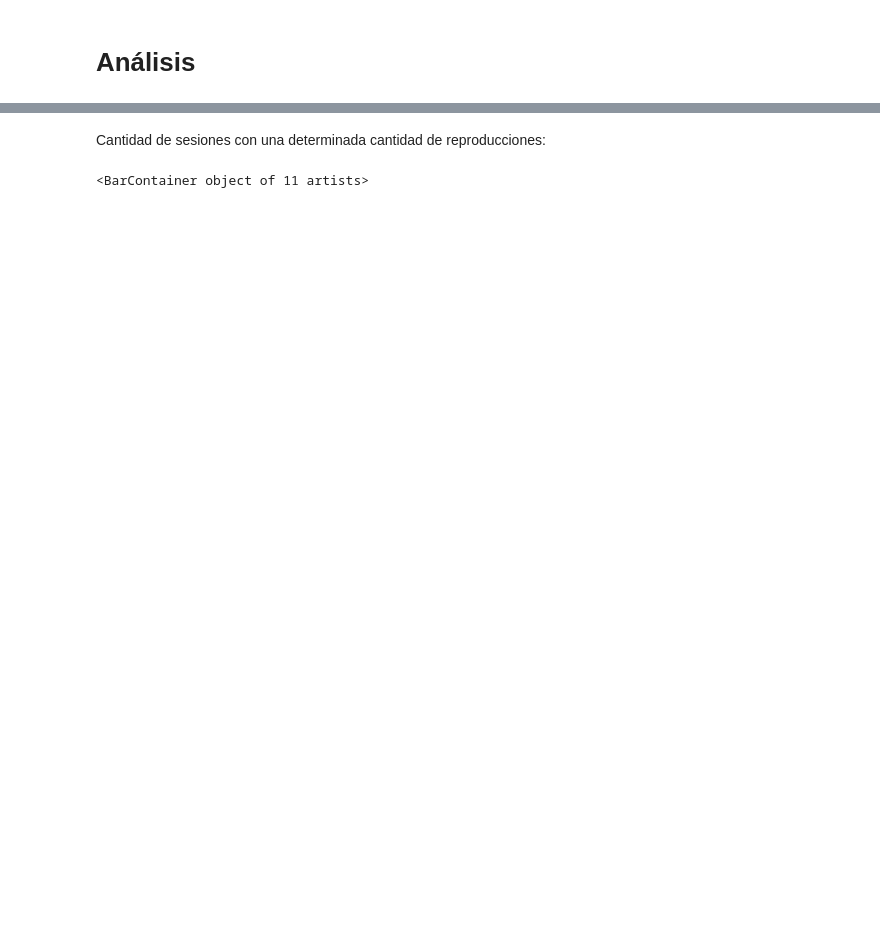
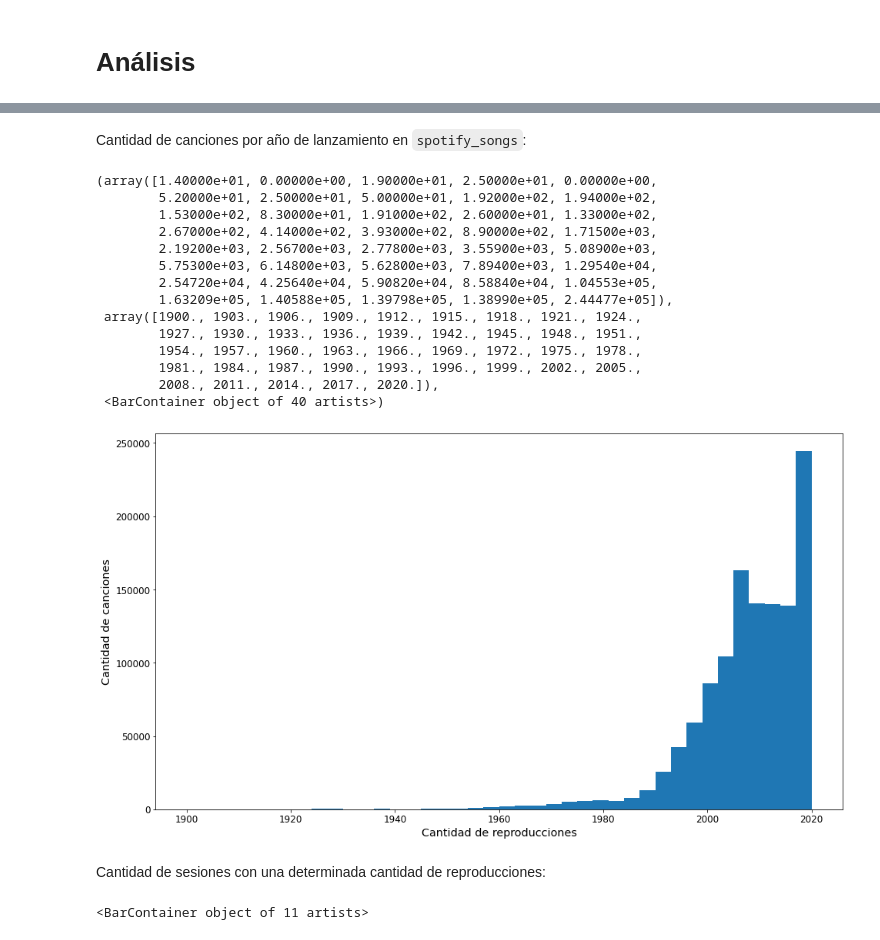
Before and after one commit to sebac820/recsys-grupo-15, a Jupyter notebook: 1_analisis_exploratorio.ipynb, the cells around one changed output, grey strips where cells are left out. Saved outputs shown, nothing was run; the diff lists cells and outputs as text; code cells hidden in the pictures; blank space fills up the shorter version.

Commit message:
agregar dataset Spotify Songs a análisis exploratorio

```diff
--- a/1_analisis_exploratorio.ipynb
+++ b/1_analisis_exploratorio.ipynb
@@ -42,3 +43,10 @@ Dataset Sessions:
 | 1 | 0_00006f66-33e5-4de7-a324-2d18e43... | 2 | 20 | t_9099cd7b-c238-47b7-9381-f23f2c1... | False | False | False | True | ... |
 | 2 | 0_00006f66-33e5-4de7-a324-2d18e43... | 3 | 20 | t_fc5df5ba-5396-49a7-8b29-35d0d28... | False | False | False | True | ... |
 3 rows × 21 columns
+# %%
+spotify_songs = pd.read_csv('data/spotify_songs.csv')
+print('Dataset Spotify Songs:')
+print('- Filas:', spotify_songs.shape[0])
+print('- Columnas:', spotify_songs.shape[1], spotify_songs.columns)
+print('- Datos nulos:', spotify_songs.isna().sum().sum())
+display(spotify_songs.head(3))
@@ -63,3 +84,24 @@ plt.hist(x=track_features['release_year'], bins=20)
+# %% [markdown]
+Cantidad de canciones por año de lanzamiento en `spotify_songs`:
+# %%
+configurar_pyplot()
+plt.hist(x=spotify_songs[spotify_songs['year'] > 0]['year'], bins=40)
+# %% [output]
+(array([1.40000e+01, 0.00000e+00, 1.90000e+01, 2.50000e+01, 0.00000e+00,
+        5.20000e+01, 2.50000e+01, 5.00000e+01, 1.92000e+02, 1.94000e+02,
+        1.53000e+02, 8.30000e+01, 1.91000e+02, 2.60000e+01, 1.33000e+02,
+        2.67000e+02, 4.14000e+02, 3.93000e+02, 8.90000e+02, 1.71500e+03,
+        2.19200e+03, 2.56700e+03, 2.77800e+03, 3.55900e+03, 5.08900e+03,
+        5.75300e+03, 6.14800e+03, 5.62800e+03, 7.89400e+03, 1.29540e+04,
+        2.54720e+04, 4.25640e+04, 5.90820e+04, 8.58840e+04, 1.04553e+05,
+        1.63209e+05, 1.40588e+05, 1.39798e+05, 1.38990e+05, 2.44477e+05]),
+ array([1900., 1903., 1906., 1909., 1912., 1915., 1918., 1921., 1924.,
+        1927., 1930., 1933., 1936., 1939., 1942., 1945., 1948., 1951.,
+        1954., 1957., 1960., 1963., 1966., 1969., 1972., 1975., 1978.,
+        1981., 1984., 1987., 1990., 1993., 1996., 1999., 2002., 2005.,
+        2008., 2011., 2014., 2017., 2020.]),
+ <BarContainer object of 40 artists>)
+[figure, added]
 # %% [markdown]
 Cantidad de sesiones con una determinada cantidad de reproducciones:
 # %%
```
Also changed, not shown: parts of 6 cells of this notebook, 2 other files.
